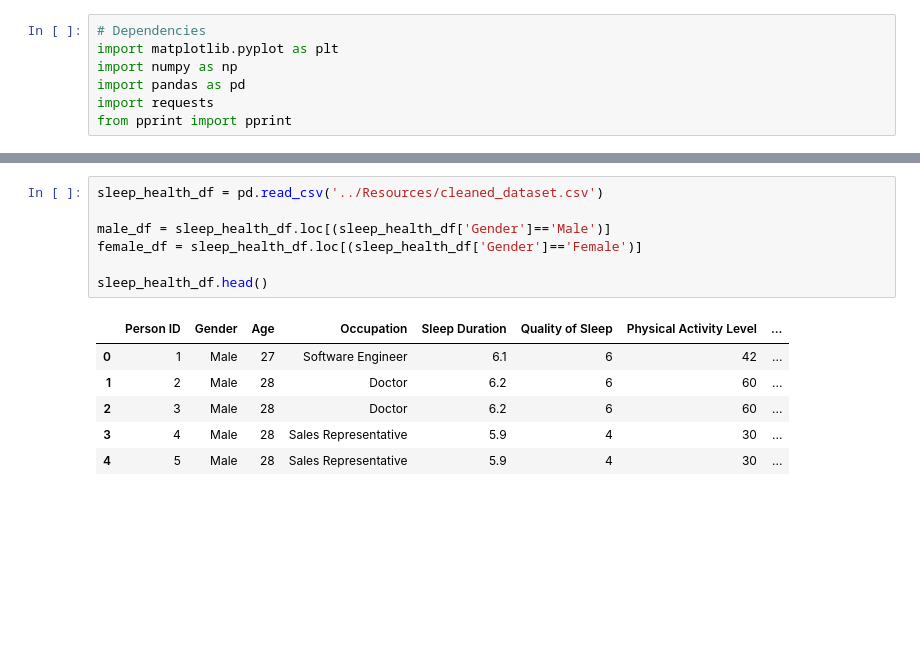
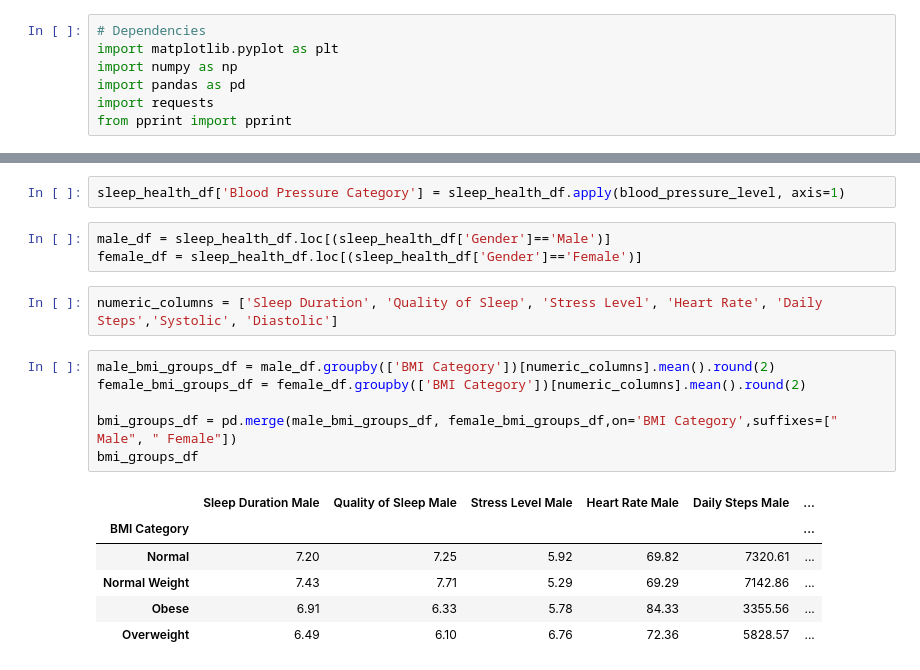
Before and after one commit to rfe123/umn_data_project_001, a Jupyter notebook: src/histogram_data.ipynb, the cells around one changed output, grey strips where cells are left out. Saved outputs shown, nothing was run; the diff lists cells and outputs as text; blank space fills up the shorter version.

```diff
--- a/src/histogram_data.ipynb
+++ b/src/histogram_data.ipynb
@@ -10,14 +34,20 @@ from pprint import pprint
+# %%
+sleep_health_df['Blood Pressure Category'] = sleep_health_df.apply(blood_pressure_level, axis=1)
 # %%
-sleep_health_df = pd.read_csv('../Resources/cleaned_dataset.csv')
-
 male_df = sleep_health_df.loc[(sleep_health_df['Gender']=='Male')]
 female_df = sleep_health_df.loc[(sleep_health_df['Gender']=='Female')]
-
-sleep_health_df.head()
-# %% [output]
-|  | Person ID | Gender | Age | Occupation | Sleep Duration | Quality of Sleep | Physical Activity Level | ... |
-| 0 | 1 | Male | 27 | Software Engineer | 6.1 | 6 | 42 | ... |
-| 1 | 2 | Male | 28 | Doctor | 6.2 | 6 | 60 | ... |
-| 2 | 3 | Male | 28 | Doctor | 6.2 | 6 | 60 | ... |
-| 3 | 4 | Male | 28 | Sales Representative | 5.9 | 4 | 30 | ... |
-| 4 | 5 | Male | 28 | Sales Representative | 5.9 | 4 | 30 | ... |
+# %%
+numeric_columns = ['Sleep Duration', 'Quality of Sleep', 'Stress Level', 'Heart Rate', 'Daily Steps','Systolic', 'Diastolic']
+# %%
+male_bmi_groups_df = male_df.groupby(['BMI Category'])[numeric_columns].mean().round(2)
+female_bmi_groups_df = female_df.groupby(['BMI Category'])[numeric_columns].mean().round(2)
+
+bmi_groups_df = pd.merge(male_bmi_groups_df, female_bmi_groups_df,on='BMI Category',suffixes=[" Male", " Female"])
+bmi_groups_df
+# %% [output]
+|  | Sleep Duration Male | Quality of Sleep Male | Stress Level Male | Heart Rate Male | Daily Steps Male | ... |
+| BMI Category |  |  |  |  |  | ... |
+| Normal | 7.20 | 7.25 | 5.92 | 69.82 | 7320.61 | ... |
+| Normal Weight | 7.43 | 7.71 | 5.29 | 69.29 | 7142.86 | ... |
+| Obese | 6.91 | 6.33 | 5.78 | 84.33 | 3355.56 | ... |
+| Overweight | 6.49 | 6.10 | 6.76 | 72.36 | 5828.57 | ... |
```
Also changed, not shown: parts of 5 cells of this notebook.
